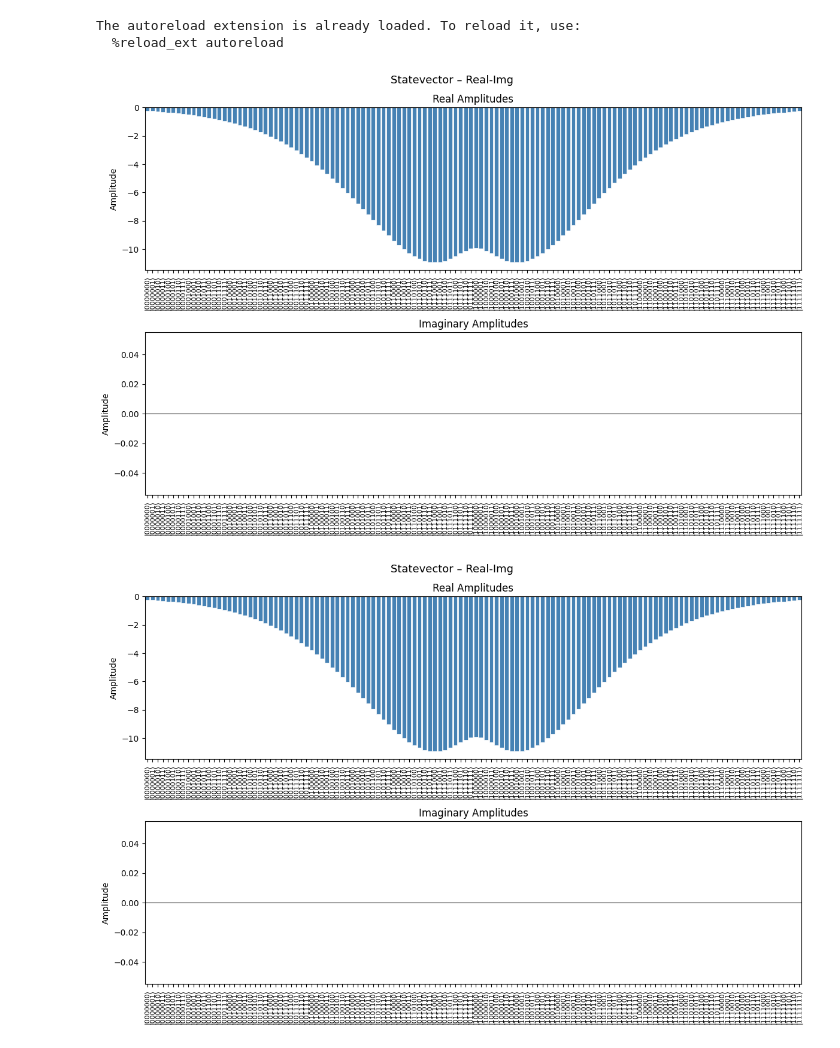
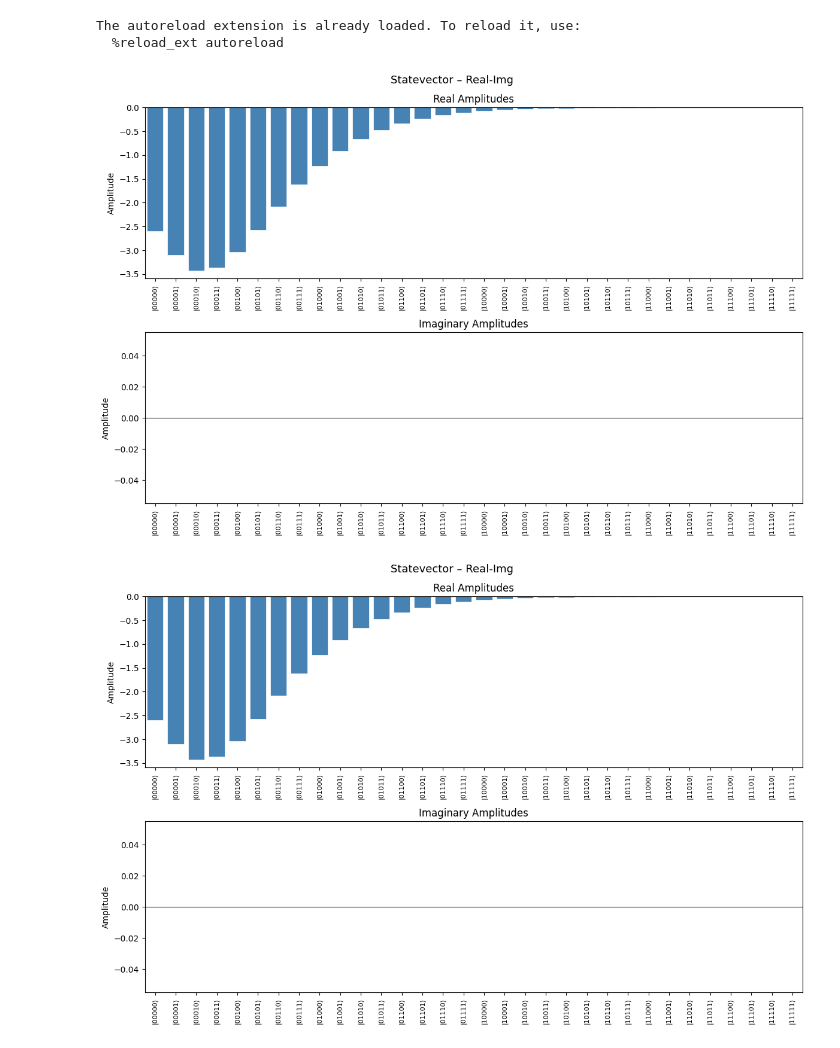
Before and after one commit to sorin-bolos/QuantumComputingResearch, a Jupyter notebook: STOsInMoleculeSymulations/STOs3DCircuits.ipynb, the cells around one changed output. Drawn from its saved outputs; the diff is of its cells as text; code cells hidden in the pictures.

```diff
--- a/STOsInMoleculeSymulations/STOs3DCircuits.ipynb
+++ b/STOsInMoleculeSymulations/STOs3DCircuits.ipynb
@@ -53,7 +53,7 @@ The autoreload extension is already loaded. To reload it, use:
 # %%
 
 a = 1  # decay constant
-qubits_per_coordinate = 7
+qubits_per_coordinate = 5
 max_range_per_coordinate = 32
 center_distance = 1.4
 total_qubits = 3 * qubits_per_coordinate
@@ -64,32 +64,32 @@ scaled_a = a #/ scale
 
 used_center_distance = scaled_center_distance / scale
 
 # center1 = 2 ** (3 * qubits_per_coordinate - 1)
 # center2 = 2 ** (3 * qubits_per_coordinate - 1) + scaled_center_distance
 
 # print(f"qubit count={3 * qubits_per_coordinate}")
 # print(f"center2={center2}")
 
 from utils.circuit_handler import CircuitHandler
 from utils.sto_1s_3d import Sto1S3D
 sto1s3d = Sto1S3D()
 from utils.sto_2s_3d import Sto2S3D
 sto2s3d = Sto2S3D()
 
 # qc = sto1s3d.sto_1s_3d_cartesian(qubits_per_coordinate, scaled_a)
 # qc = sto1s3d.sto_1s_3d_cartesian_bounded(qubits_per_coordinate, scaled_a, max_range_per_coordinate)
 
 # qc = sto2s3d.sto_2s_3d_cartesian(qubits_per_coordinate, scaled_a)
 qc = sto2s3d.sto_2s_3d_cartesian_bounded(qubits_per_coordinate, scaled_a, max_range_per_coordinate)
 
 # display(qc.draw('mpl'))
 
 data_amps = simulation_executor.get_data_amplitudes(qc, total_qubits)
 x_marginal, y_marginal, z_marginal = sample_interpreter.split_run_results_by_coordinate(qubits_per_coordinate, data_amps)
 
 fig = simulation_executor.plot_statevector_real_imag(x_marginal, qubits_per_coordinate)
 fig = simulation_executor.plot_statevector_real_imag(y_marginal, qubits_per_coordinate)
 fig = simulation_executor.plot_statevector_real_imag(z_marginal, qubits_per_coordinate)
 # %% [output]
-[figure, old version]
+[figure, new version]
-[figure, old version]
+[figure, new version]
```
Also changed, not shown: parts of 1 cell of this notebook, 7 other files.
